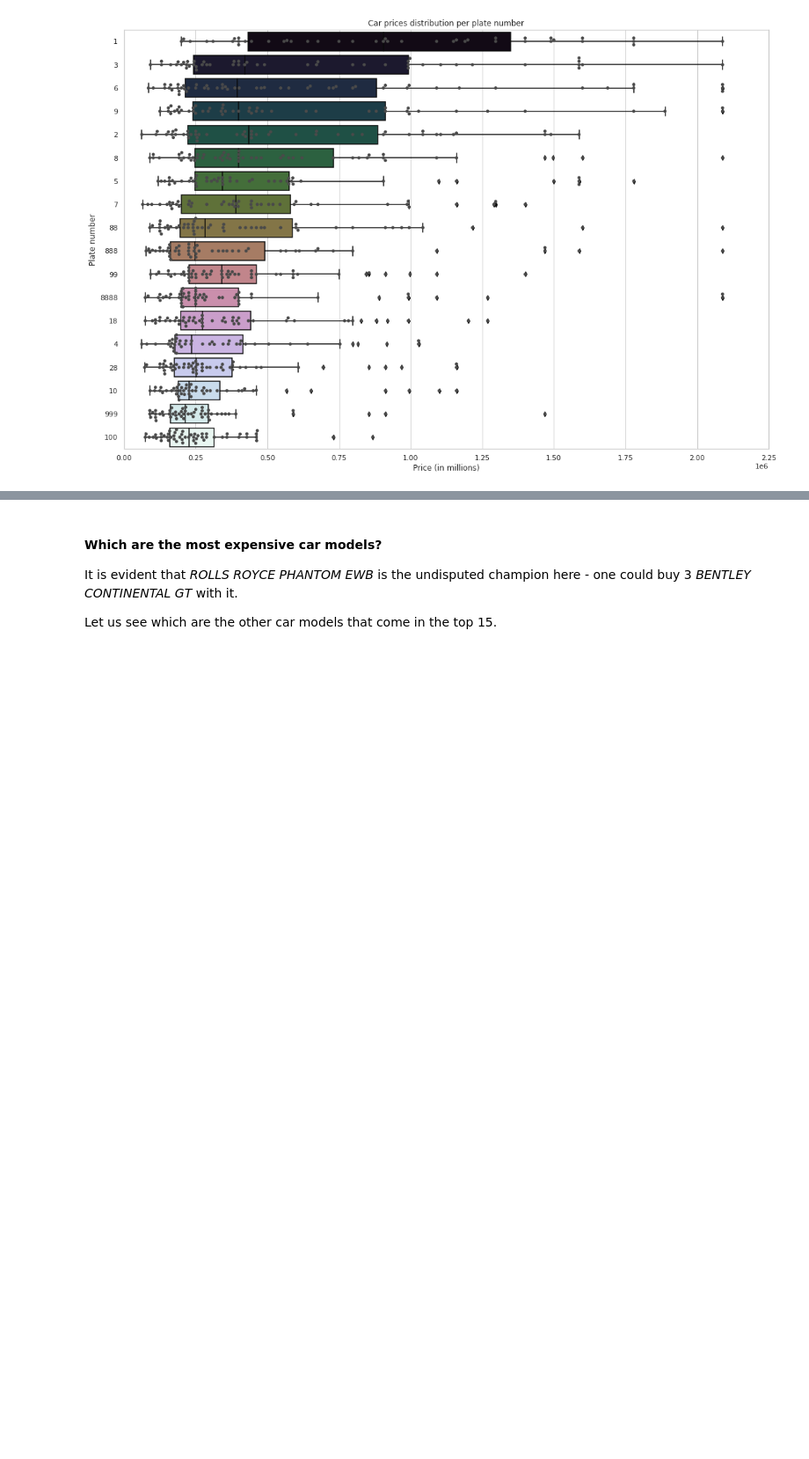
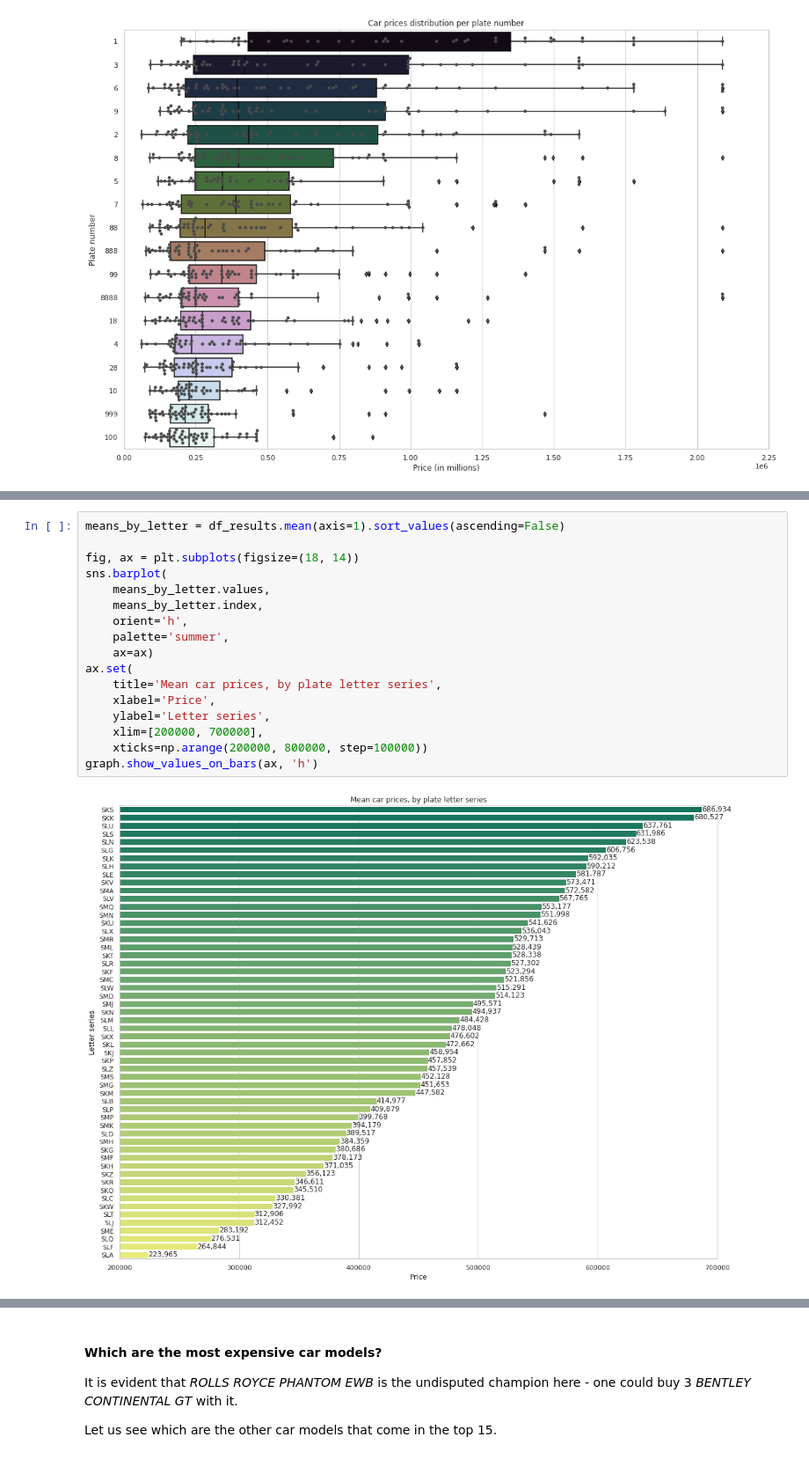
Before and after one commit to ruibinch/vrn-analysis, a Jupyter notebook: notebooks/SG VRN analysis.ipynb, the cells around one changed output, grey strips where cells are left out. Shown at 88% size. Saved outputs shown, nothing was run; the diff lists cells and outputs as text; blank space fills up the shorter version.

```diff
--- a/notebooks/SG VRN analysis.ipynb
+++ b/notebooks/SG VRN analysis.ipynb
@@ -183,0 +190,19 @@ ax.set(
+# %%
+means_by_letter = df_results.mean(axis=1).sort_values(ascending=False)
+
+fig, ax = plt.subplots(figsize=(18, 14))
+sns.barplot(
+    means_by_letter.values,
+    means_by_letter.index,
+    orient='h',
+    palette='summer',
+    ax=ax)
+ax.set(
+    title='Mean car prices, by plate letter series',
+    xlabel='Price',
+    ylabel='Letter series',
+    xlim=[200000, 700000],
+    xticks=np.arange(200000, 800000, step=100000))
+graph.show_values_on_bars(ax, 'h')
+# %% [output]
+[figure, added]
```
Also changed, not shown: parts of 6 cells of this notebook, 1 other file.
